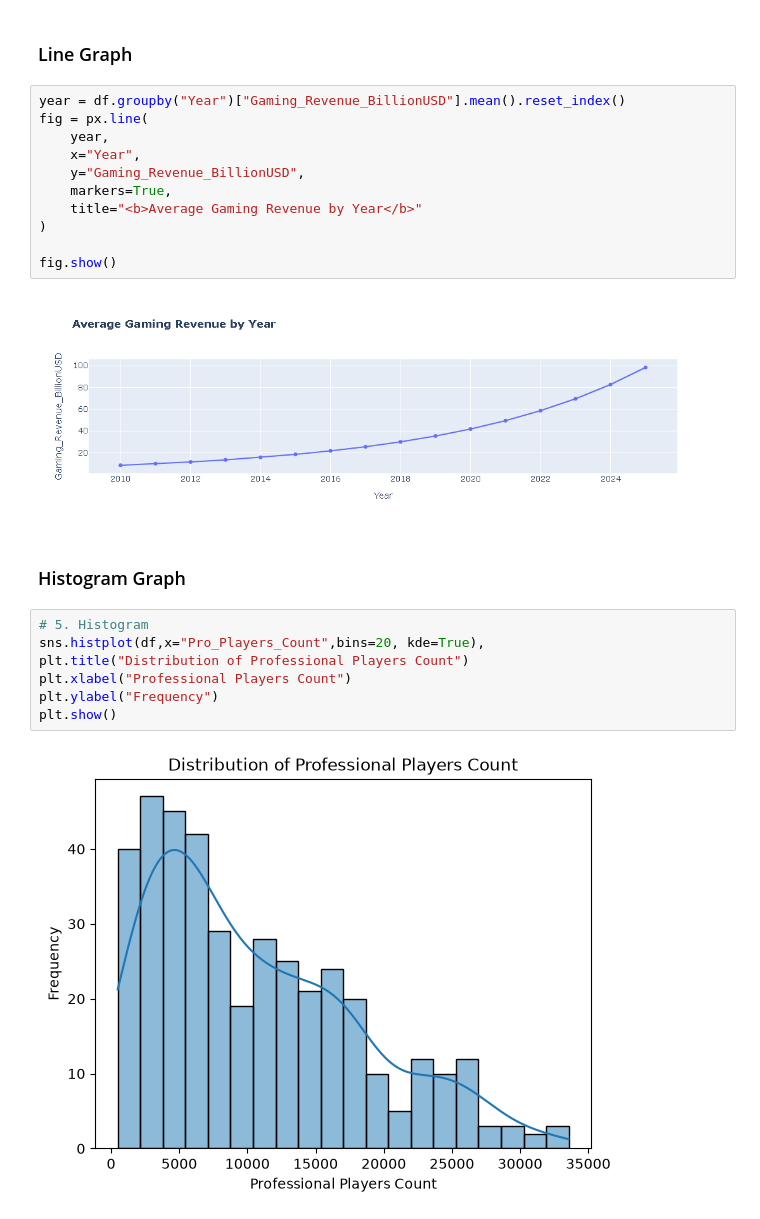
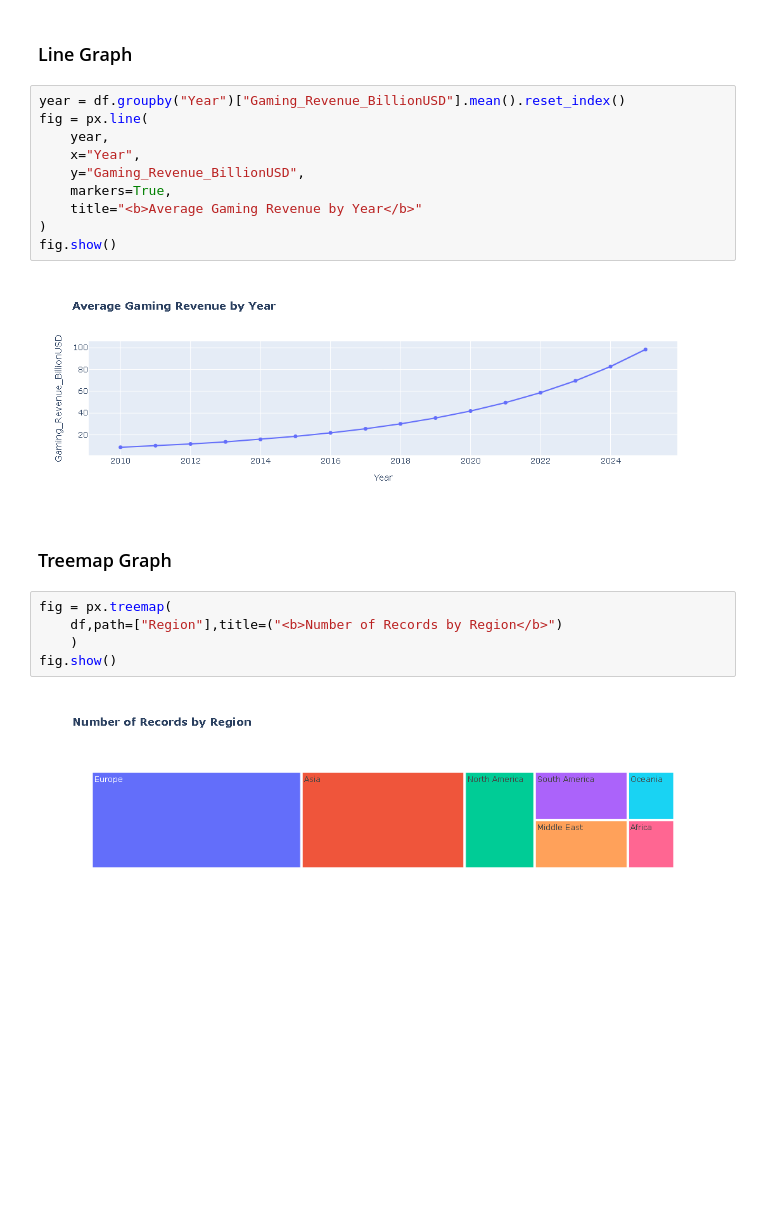
Before and after one commit to 9872himan-rgb/E-sports-project, a Jupyter notebook: game.ipynb, the cells around one changed output. Saved outputs shown, nothing was run; the diff lists cells and outputs as text; blank space fills up the shorter version.

```diff
--- a/game.ipynb
+++ b/game.ipynb
@@ -360,18 +320,15 @@ fig = px.line(
     markers=True,
     title="<b>Average Gaming Revenue by Year</b>"
 )
-
 fig.show()
 # %% [output]
 [figure]
 # %% [markdown]
-### Histogram Graph
+### Treemap Graph
-# %%
-# 5. Histogram
-sns.histplot(df,x="Pro_Players_Count",bins=20, kde=True),
-plt.title("Distribution of Professional Players Count")
-plt.xlabel("Professional Players Count")
-plt.ylabel("Frequency")
-plt.show()
-# %% [output]
-[figure, removed]
+# %%
+fig = px.treemap(
+    df,path=["Region"],title=("<b>Number of Records by Region</b>")
+    )
+fig.show()
+# %% [output]
+[figure, added]
```
Also changed, not shown: parts of 10 cells of this notebook.
